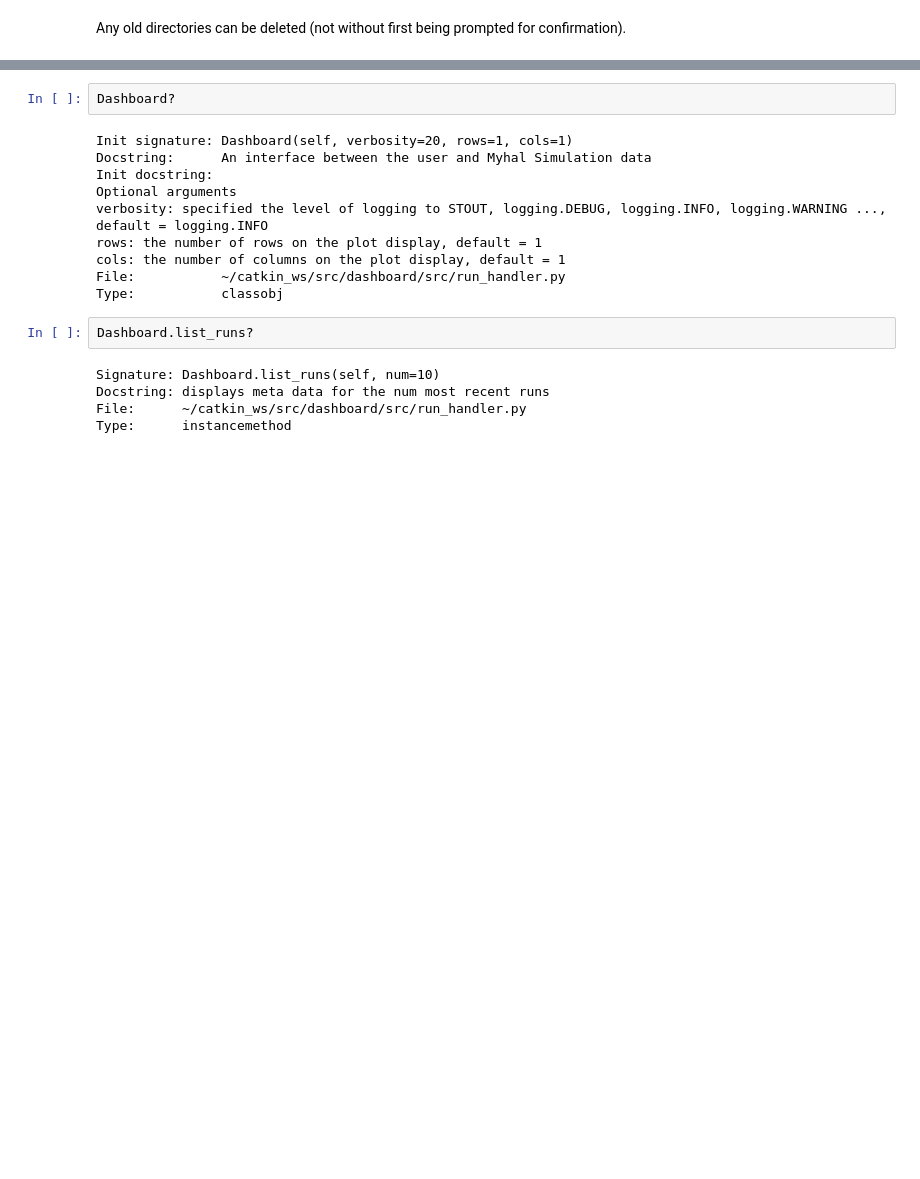
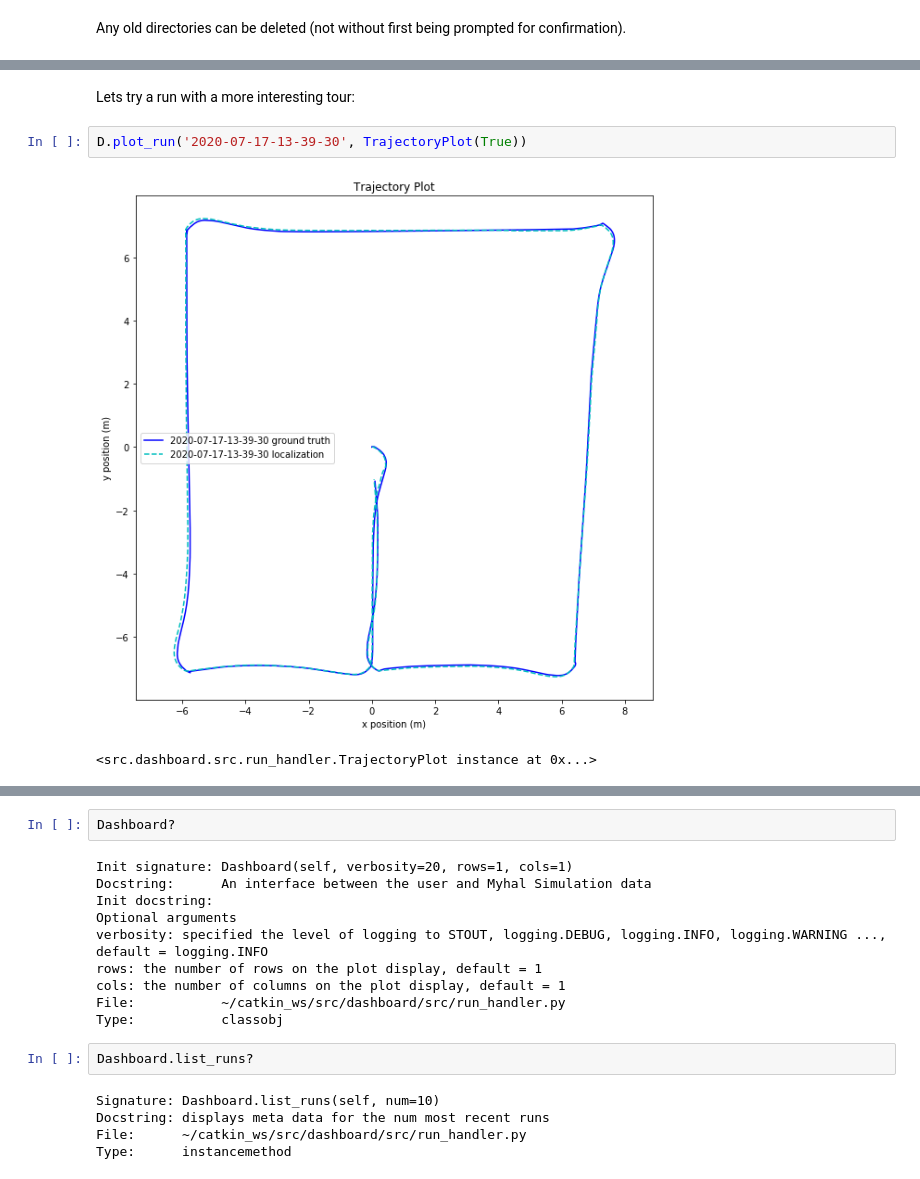
Before and after one commit to BenAgro314/JackalTourGuide, a Jupyter notebook: notebooks/JackalMeeting-2020-07-22.ipynb, the cells around one changed output, grey strips where cells are left out. Drawn from its saved outputs; the diff is of its cells as text; blank space fills up the shorter version.

```diff
--- a/notebooks/JackalMeeting-2020-07-22.ipynb
+++ b/notebooks/JackalMeeting-2020-07-22.ipynb
@@ -86,0 +152,7 @@ D.add_series('amcl', localization_technique = 'amcl')
+# %% [markdown]
+Lets try a run with a more interesting tour:
+# %%
+D.plot_run('2020-07-17-13-39-30', TrajectoryPlot(True))
+# %% [output]
+[figure, added]
+<src.dashboard.src.run_handler.TrajectoryPlot instance at 0x...>
```
Also changed, not shown: parts of 45 cells of this notebook, 5 other files.
